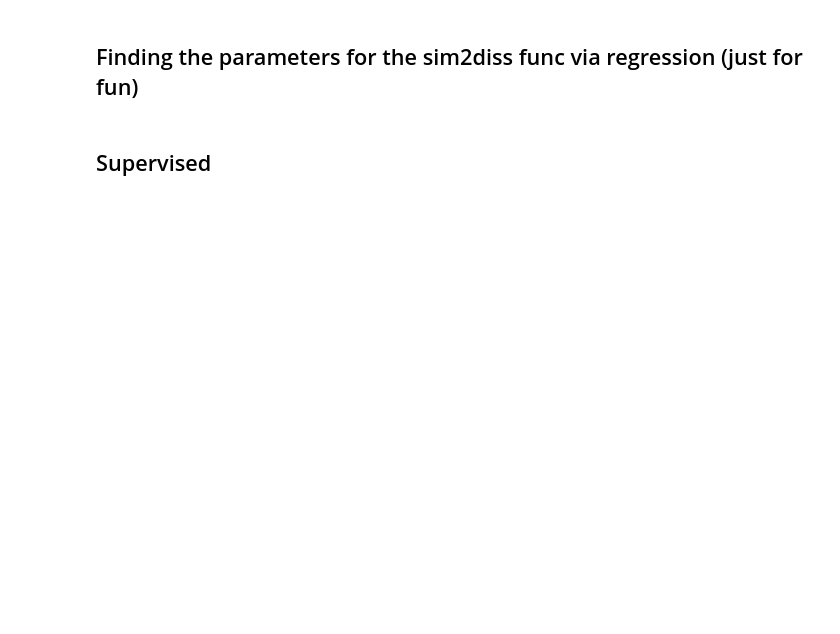
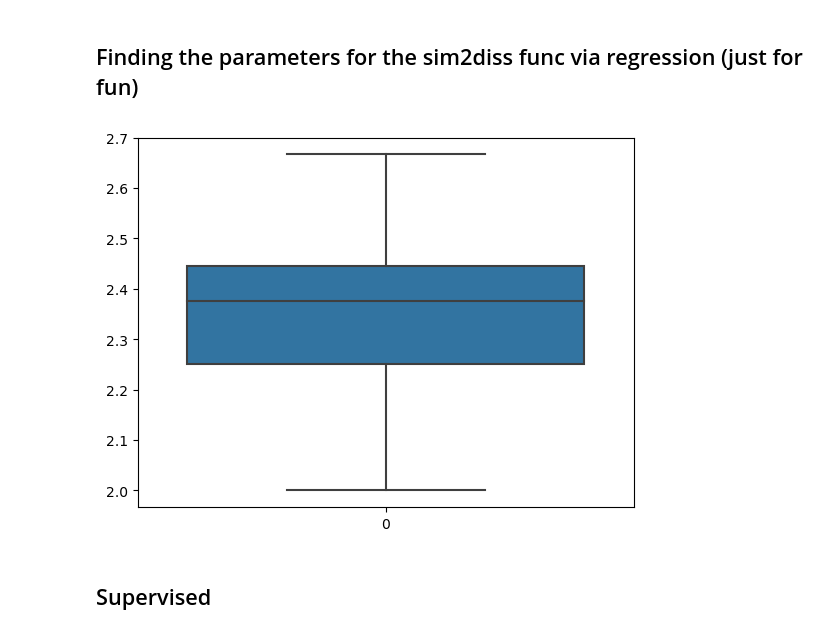
Before and after one commit to 1-0-GO/PRI2024, a Jupyter notebook: P2/Experiments.ipynb, the cells around one changed output. Saved outputs shown, nothing was run; the diff lists cells and outputs as text; code cells hidden in the pictures; blank space fills up the shorter version.

```diff
--- a/P2/Experiments.ipynb
+++ b/P2/Experiments.ipynb
@@ -327,6 +347,12 @@ def fun(x, s, d):
     return np.exp(-x[0]*(s+x[1])) - d
 res = scipy.optimize.least_squares(fun, np.array([1.5,1.5]), args=(s_train,d_train))
 res.x
+# %%
+ratios = np.array([len(nltk.sent_tokenize(articles[i]))/len(summary_sentence_indices[i]) for i in range(len(articles))])
+sns.boxplot(ratios)
+None
+# %% [output]
+[figure, added]
 # %% [markdown]
 ## Supervised
 # %%
```
Also changed, not shown: parts of 1 cell of this notebook, 1 other file.
